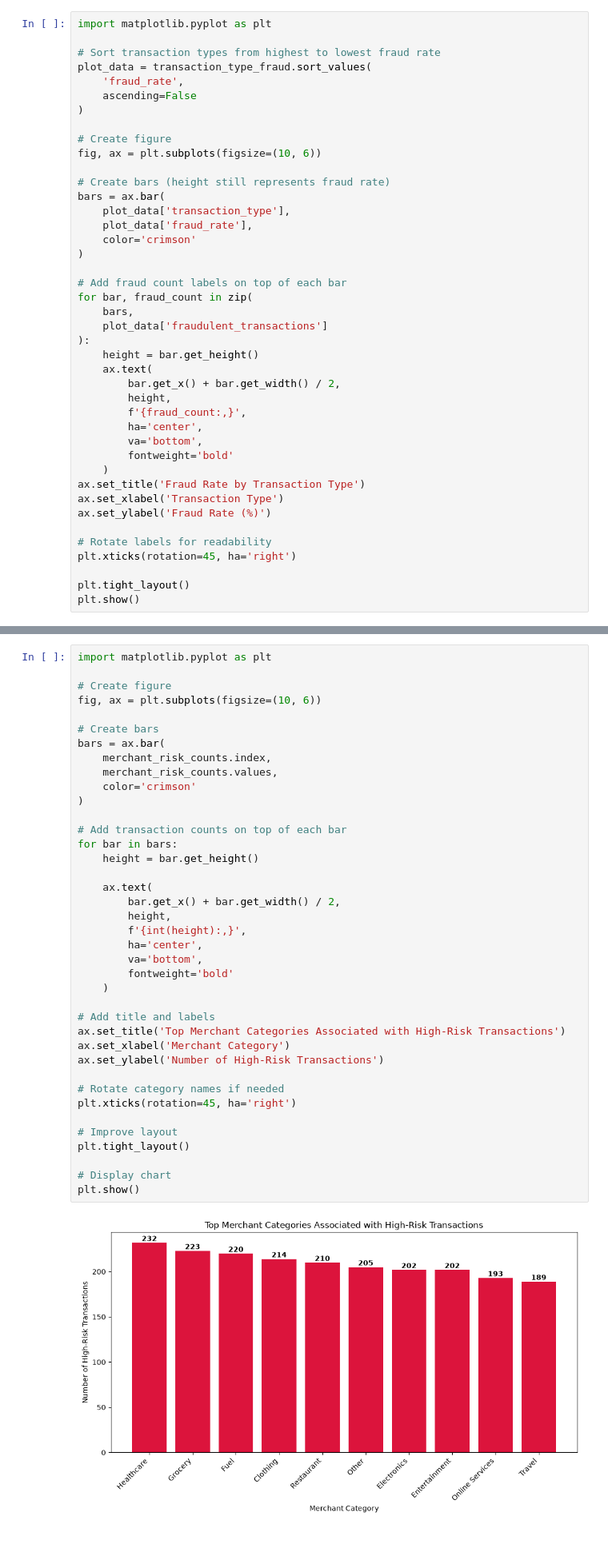
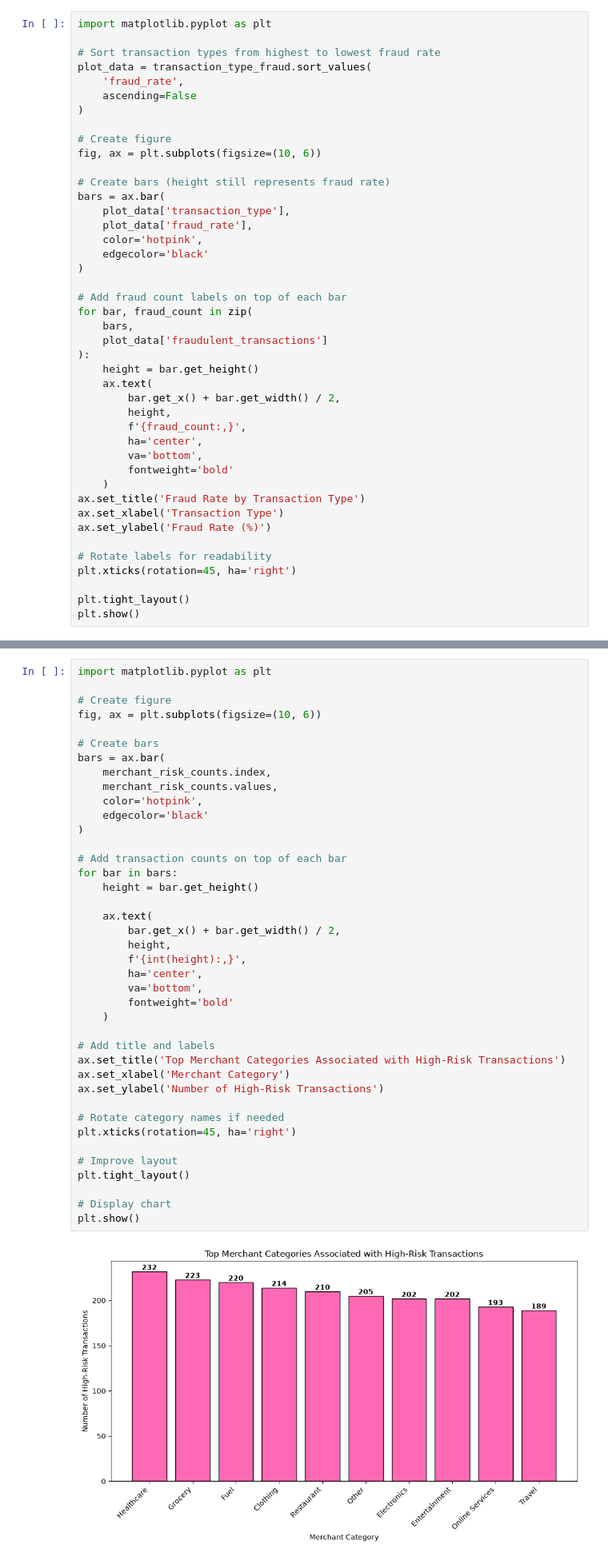
Before and after one commit to akonamajongile-a11y/bankguard, a Jupyter notebook: CleaningCustomers.ipynb, the cells around one changed output, grey strips where cells are left out. Shown at 80% size. Saved outputs shown, nothing was run; the diff lists cells and outputs as text.

```diff
--- a/CleaningCustomers.ipynb
+++ b/CleaningCustomers.ipynb
@@ -1093,7 +1095,8 @@ fig, ax = plt.subplots(figsize=(10, 6))
 bars = ax.bar(
     plot_data['transaction_type'],
     plot_data['fraud_rate'],
-    color='crimson'
+    color='hotpink',
+    edgecolor='black'
 )
 
 # Add fraud count labels on top of each bar
@@ -1160,37 +1163,38 @@ fig, ax = plt.subplots(figsize=(10, 6))
 bars = ax.bar(
     merchant_risk_counts.index,
     merchant_risk_counts.values,
-    color='crimson'
+    color='hotpink',
+    edgecolor='black'
 )
 
 # Add transaction counts on top of each bar
 for bar in bars:
     height = bar.get_height()
 
     ax.text(
         bar.get_x() + bar.get_width() / 2,
         height,
         f'{int(height):,}',
         ha='center',
         va='bottom',
         fontweight='bold'
     )
 
 # Add title and labels
 ax.set_title('Top Merchant Categories Associated with High-Risk Transactions')
 ax.set_xlabel('Merchant Category')
 ax.set_ylabel('Number of High-Risk Transactions')
 
 # Rotate category names if needed
 plt.xticks(rotation=45, ha='right')
 
 # Improve layout
 plt.tight_layout()
 
 # Display chart
 plt.show()
 # %% [output]
-[figure, old version]
+[figure, new version]
 # %%
 #Which provinces have the highest risk?
 high_risk_provinces = merchants[
```
Also changed, not shown: parts of 5 cells of this notebook.
